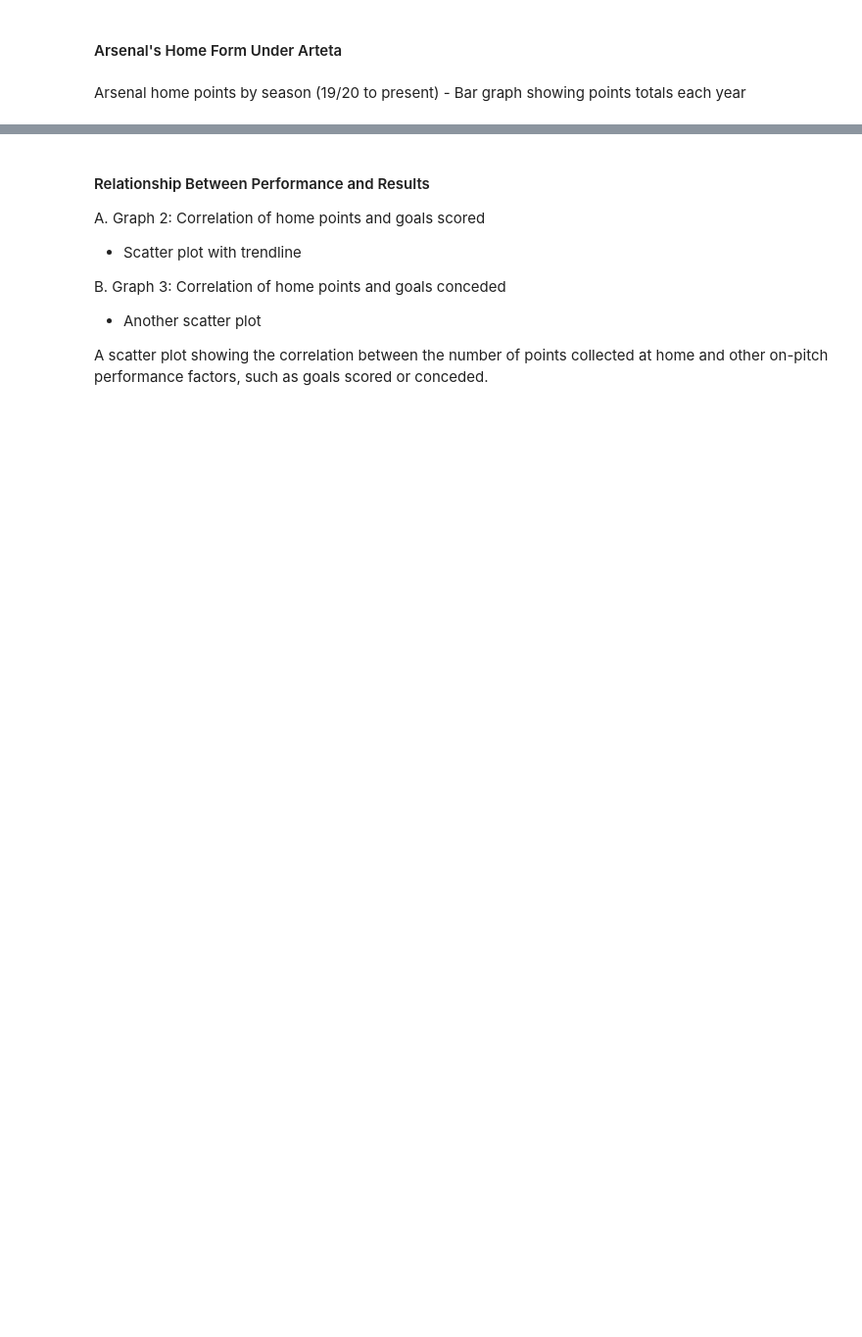
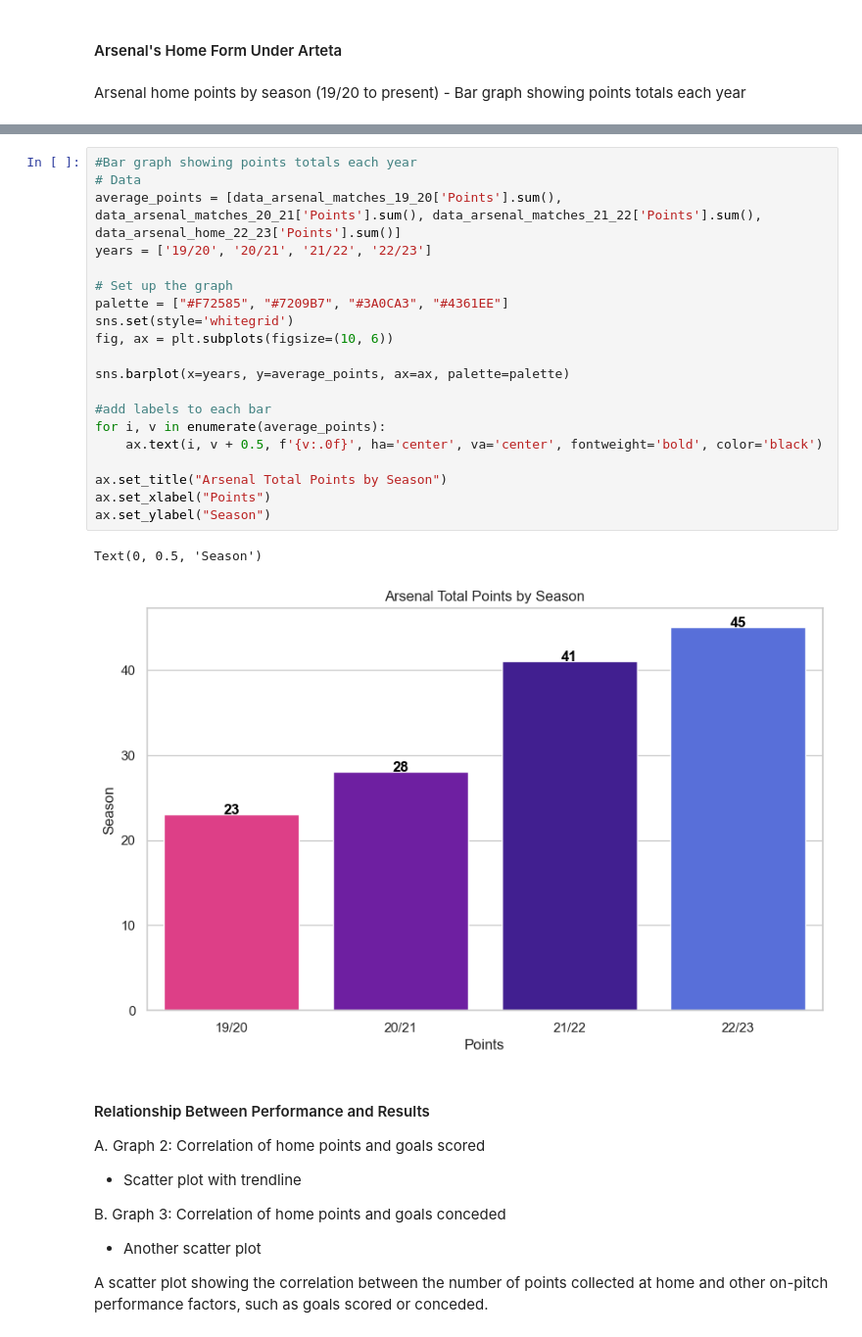
Before and after one commit to Kepler56/sports-blogs, a Jupyter notebook: arsenal-22_23.ipynb, the cells around one changed output, grey strips where cells are left out. Shown at 98% size. Drawn from its saved outputs; the diff is of its cells as text; blank space fills up the shorter version.

Commit message:
graphs evolution home points since 19/20

```diff
--- a/arsenal-22_23.ipynb
+++ b/arsenal-22_23.ipynb
@@ -665,3 +704,26 @@ Arsenal home points by season (19/20 to present) - Bar graph showing points tota
+# %%
+#Bar graph showing points totals each year
+# Data
+average_points = [data_arsenal_matches_19_20['Points'].sum(), data_arsenal_matches_20_21['Points'].sum(), data_arsenal_matches_21_22['Points'].sum(), data_arsenal_home_22_23['Points'].sum()]
+years = ['19/20', '20/21', '21/22', '22/23']
+
+# Set up the graph
+palette = ["#F72585", "#7209B7", "#3A0CA3", "#4361EE"]
+sns.set(style='whitegrid')
+fig, ax = plt.subplots(figsize=(10, 6))
+
+sns.barplot(x=years, y=average_points, ax=ax, palette=palette)
+
+#add labels to each bar
+for i, v in enumerate(average_points):
+    ax.text(i, v + 0.5, f'{v:.0f}', ha='center', va='center', fontweight='bold', color='black')
+
+ax.set_title("Arsenal Total Points by Season")
+ax.set_xlabel("Points")
+ax.set_ylabel("Season")
+# %% [output]
+Text(0, 0.5, 'Season')
+[figure, added]
 # %% [markdown]
 #### Relationship Between Performance and Results
 A. Graph 2: Correlation of home points and goals scored
```
Also changed, not shown: parts of 4 cells of this notebook.
